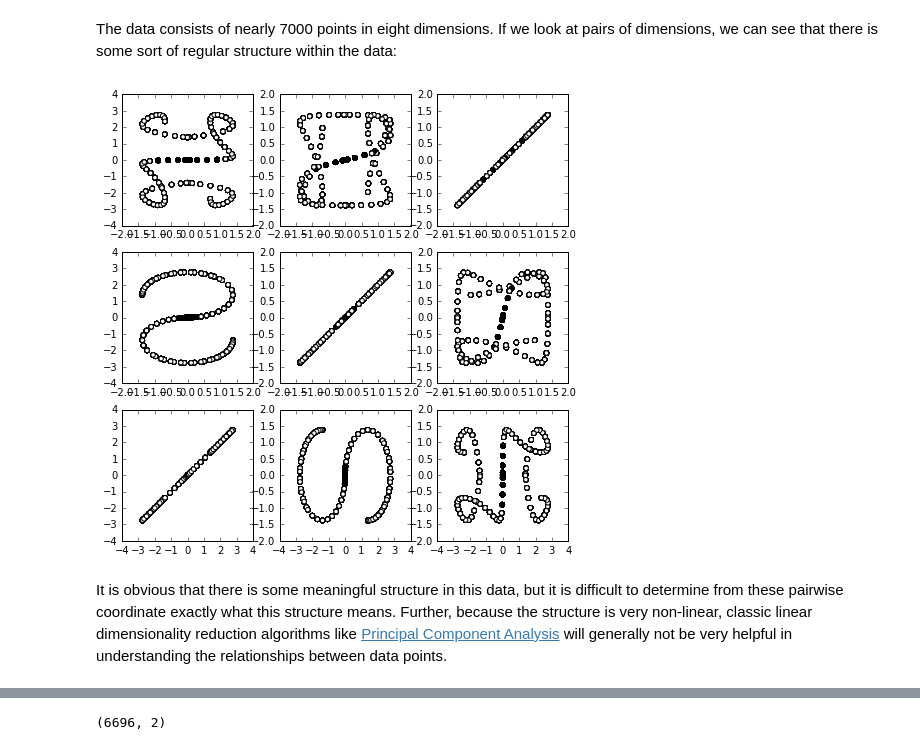
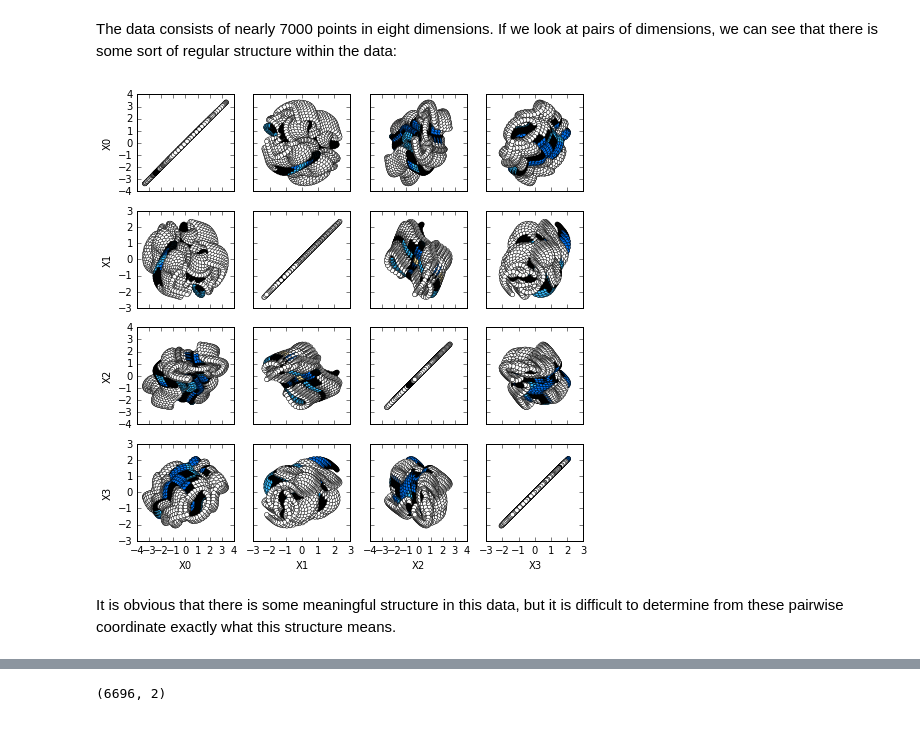
Before and after one commit to mmp2/megaman, a Jupyter notebook: examples/manifold_intro.ipynb, the cells around one changed output, grey strips where cells are left out. Cells and saved outputs as stored; diff of their text form; code cells hidden in the pictures.

```diff
--- a/examples/manifold_intro.ipynb
+++ b/examples/manifold_intro.ipynb
@@ -20,13 +21,23 @@ print(X.shape)
 # %% [markdown]
 The data consists of nearly 7000 points in eight dimensions.
 If we look at pairs of dimensions, we can see that there is some sort of regular structure within the data:
-# %%
-fig, ax = plt.subplots(3, 3, figsize=(8, 8))
-for i in range(3):
-    for j in range(3):
-        ax[2 - i, j].scatter(X[:, i], X[:, j], c=color)
-# %% [output]
-[figure, removed]
+# %%
+def pairwise_grid(X, labels=None):
+    N = X.shape[1]
+    if labels is None:
+        labels = ['X{0}'.format(i) for i in range(N)]
+    fig, ax = plt.subplots(N, N, figsize=(8, 8),
+                           sharex='col', sharey='row')
+    for i in range(N):
+        for j in range(N):
+            ax[j, i].scatter(X[:, i], X[:, j], c=color, lw=0.5)
+            if j == N - 1:
+                ax[j, i].set_xlabel(labels[i])
+            if i == 0:
+                ax[j, i].set_ylabel(labels[j])
+
+pairwise_grid(X[:, :4])
+# %% [output]
+[figure, added]
 # %% [markdown]
 It is obvious that there is some meaningful structure in this data, but it is difficult to determine from these pairwise coordinate exactly what this structure means.
-Further, because the structure is very non-linear, classic linear dimensionality reduction algorithms like [Principal Component Analysis]() will generally not be very helpful in understanding the relationships between data points.
```
Also changed, not shown: parts of 11 cells of this notebook, 1 other file.
